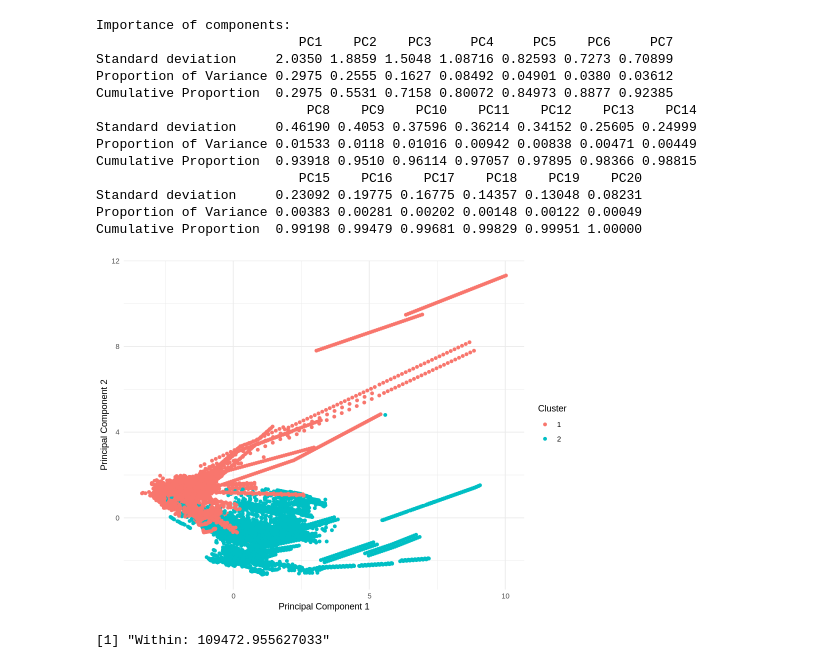
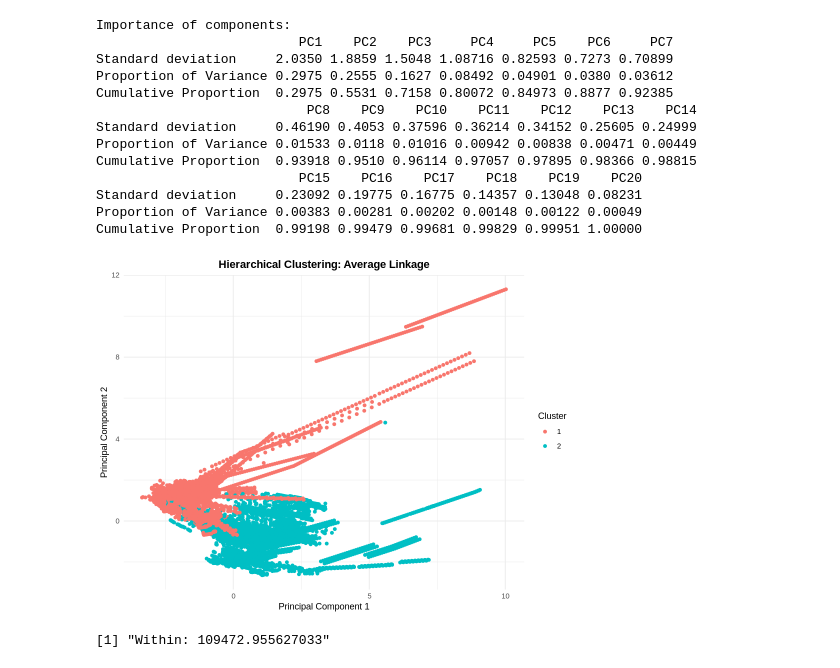
Before and after one commit to raffaele-aurucci/Phishing_URLs_Analysis, a Jupyter notebook: 7.clustering_synthetic_ds.ipynb, the cells around one changed output. Cells and saved outputs as stored; diff of their text form; code cells hidden in the pictures.

```diff
--- a/7.clustering_synthetic_ds.ipynb
+++ b/7.clustering_synthetic_ds.ipynb
@@ -483,14 +489,17 @@ Cumulative Proportion  0.99198 0.99479 0.99681 0.99829 0.99951 1.00000
 # %%
 options(repr.plot.width = 8, repr.plot.height = 6)
 
 # Show clusters
 plot_df <- data.frame(data_pca, Cluster = factor(cut))
 ggplot(plot_df, aes(x = data_pca[,1], y = data_pca[,2], color = Cluster)) +
   geom_point() +
-  labs(x = "Principal Component 1", y = "Principal Component 2") +
-  theme_minimal()
+  labs(x = "Principal Component 1", y = "Principal Component 2", title = "Hierarchical Clustering: Average Linkage") +
+  theme_minimal() +
+  theme(
+    plot.title = element_text(hjust = 0.5, face = "bold")
+  )
 # %% [output]
-[figure, old version]
+[figure, new version]
 # %%
 # List of labels of clusters
 cut_list <- list(cut)
```
Also changed, not shown: parts of 24 cells of this notebook, 1 other file.
